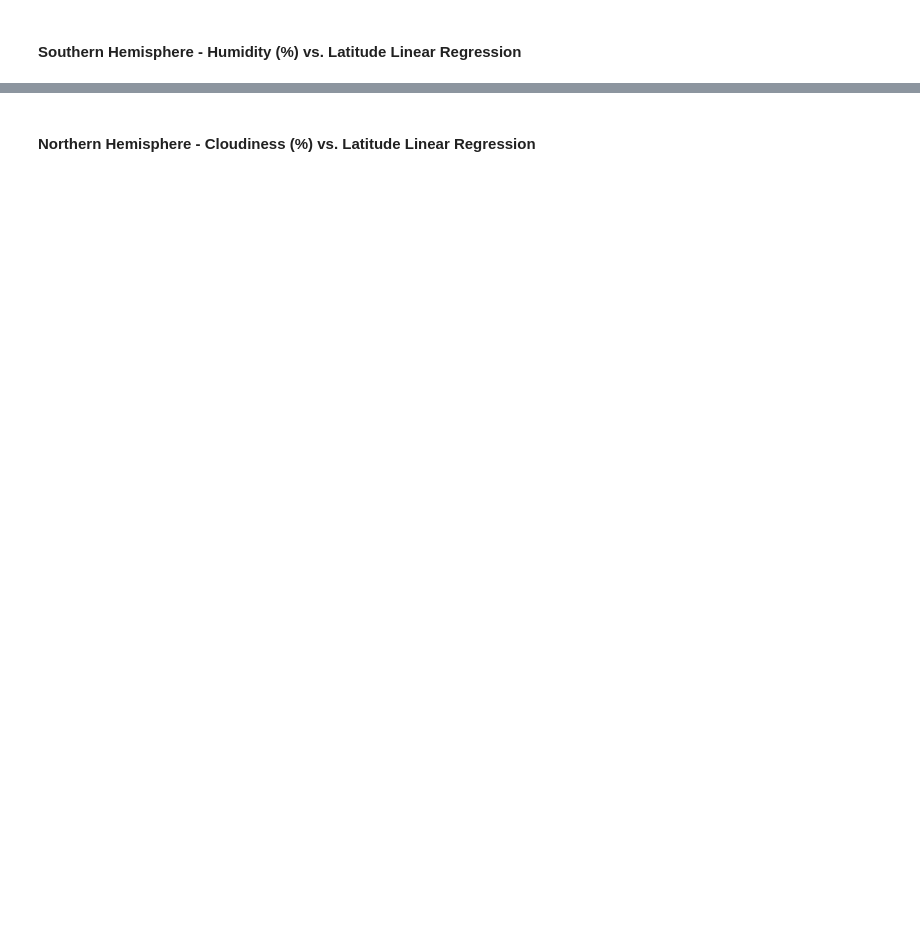
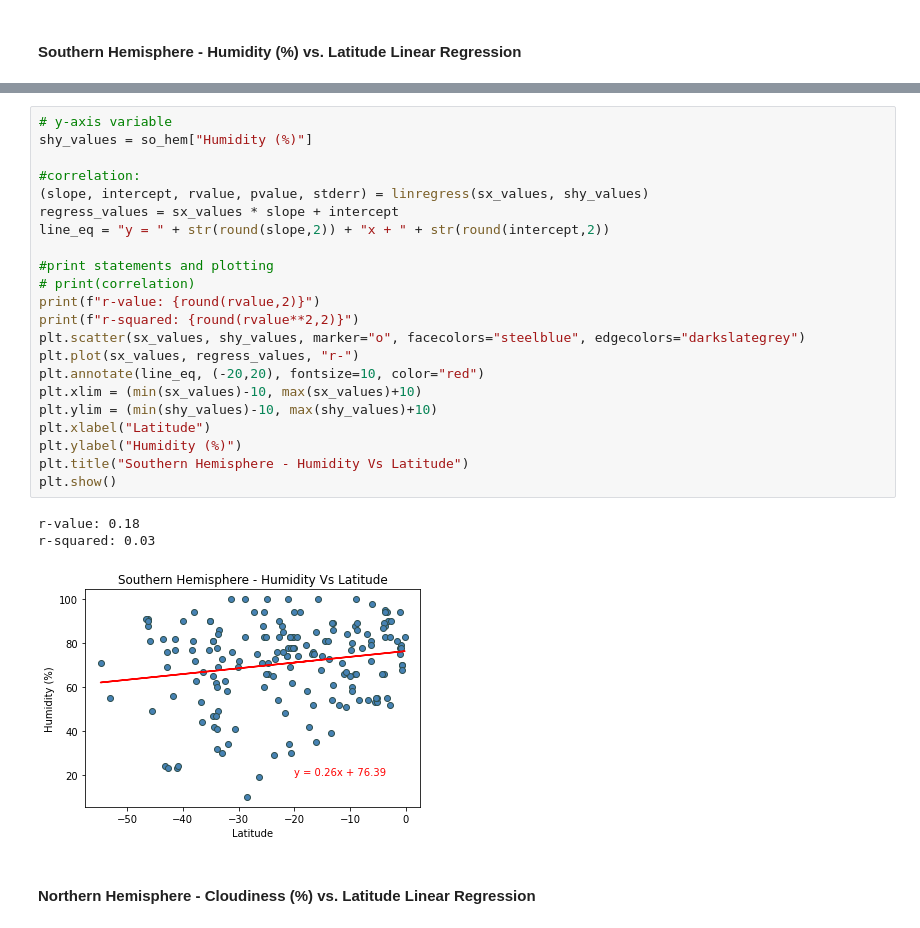
Before and after one commit to LaurenGT/globalweather_analysis, a Jupyter notebook: weatherPy.ipynb, the cells around one changed output, grey strips where cells are left out. Saved outputs shown, nothing was run; the diff lists cells and outputs as text; blank space fills up the shorter version.

```diff
--- a/weatherPy.ipynb
+++ b/weatherPy.ipynb
@@ -260,2 +319,28 @@ The r-value is: 0.014985174297345524
+# %%
+# y-axis variable
+shy_values = so_hem["Humidity (%)"]
+
+#correlation:
+(slope, intercept, rvalue, pvalue, stderr) = linregress(sx_values, shy_values)
+regress_values = sx_values * slope + intercept
+line_eq = "y = " + str(round(slope,2)) + "x + " + str(round(intercept,2))
+
+#print statements and plotting
+# print(correlation)
+print(f"r-value: {round(rvalue,2)}")
+print(f"r-squared: {round(rvalue**2,2)}")
+plt.scatter(sx_values, shy_values, marker="o", facecolors="steelblue", edgecolors="darkslategrey")
+plt.plot(sx_values, regress_values, "r-")
+plt.annotate(line_eq, (-20,20), fontsize=10, color="red")
+plt.xlim = (min(sx_values)-10, max(sx_values)+10)
+plt.ylim = (min(shy_values)-10, max(shy_values)+10)
+plt.xlabel("Latitude")
+plt.ylabel("Humidity (%)")
+plt.title("Southern Hemisphere - Humidity Vs Latitude")
+plt.show()
+# %% [output]
+r-value: 0.18
+r-squared: 0.03
+[figure, added]
 # %% [markdown]
 ####  Northern Hemisphere - Cloudiness (%) vs. Latitude Linear Regression
```
Also changed, not shown: parts of 27 cells of this notebook, 1 other file.
